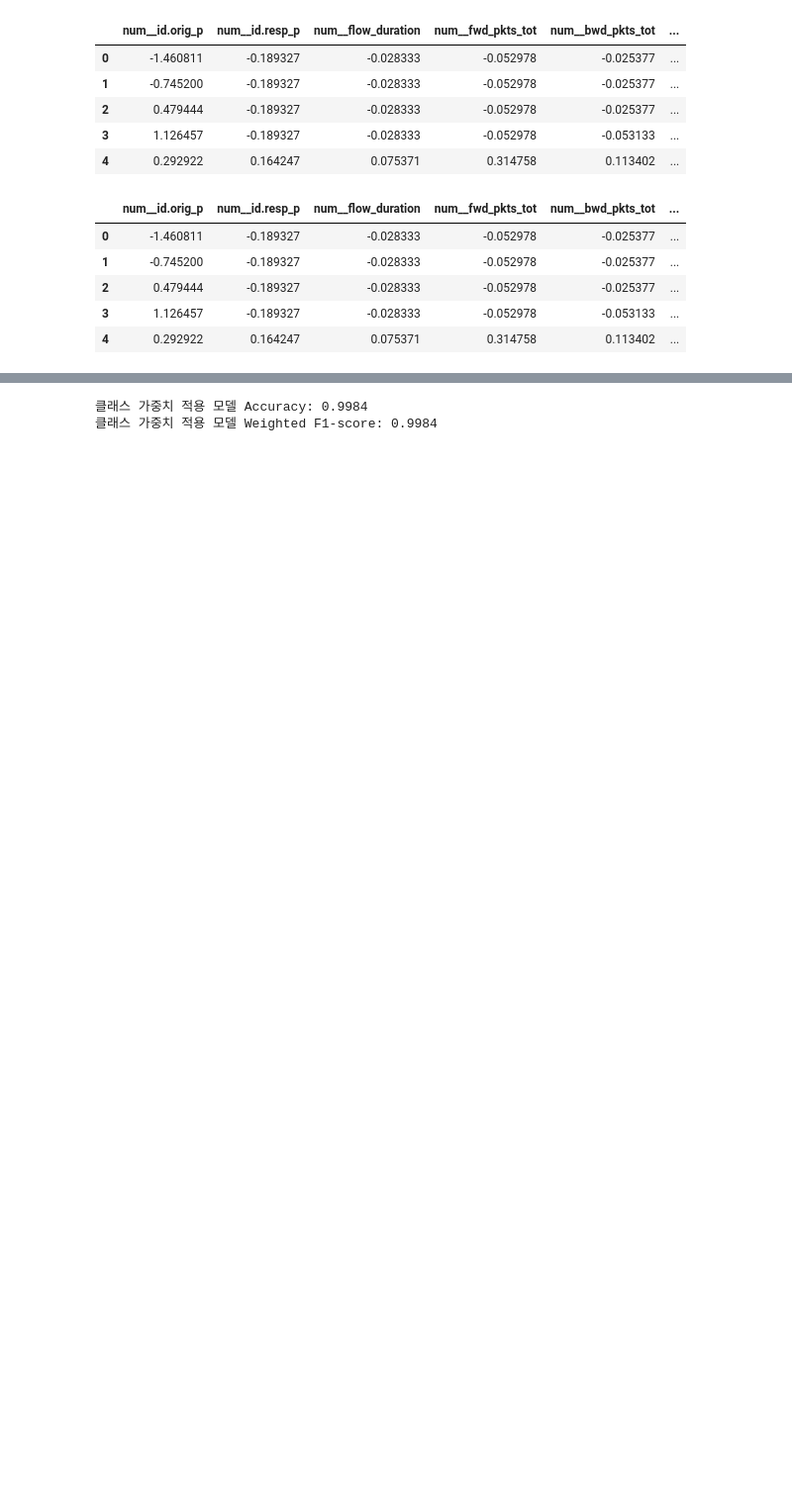
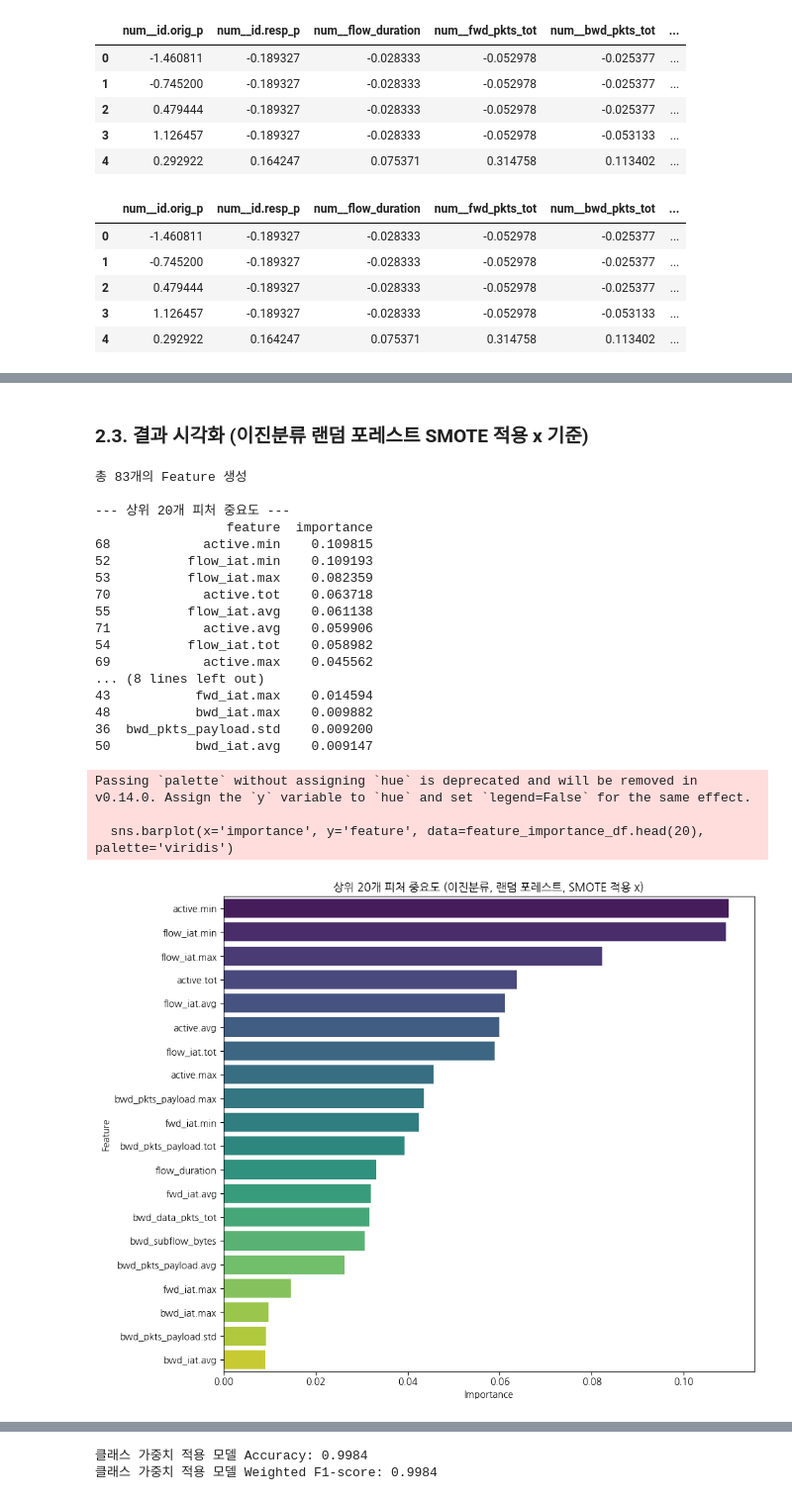
Before and after one commit to Basic-Track-Team5/term-project, a Jupyter notebook: main.ipynb, the cells around one changed output, grey strips where cells are left out. Shown at 99% size. Cells and saved outputs as stored; diff of their text form; code cells hidden in the pictures; blank space fills up the shorter version.

```diff
--- a/main.ipynb
+++ b/main.ipynb
@@ -309,7 +306,7 @@ X_train_multi, X_test_multi, y_train_multi, y_test_multi = train_test_split(X, y
 # %%
 # 이진 분류용 전처리 적용
 X_train_binary_processed = preprocessor.fit_transform(X_train_binary)
-X_test_binary_processed = preprocessor.fit_transform(X_test_binary)
+X_test_binary_processed = preprocessor.transform(X_test_binary)
 
 # 전처리 적용 후 데이터 shape 확인
 # 처음 85 - 3('Unknown: 0', 'Attack_type', 'service') - 1(proto) + 3(proto의 세 가지 종류) - 1(drop='first' 적용) = 83 clolumns
@@ -399,0 +517,55 @@ X_processed_multi.head()
+# %% [markdown]
+### 2.3. 결과 시각화 (이진분류 랜덤 포레스트 SMOTE 적용 x 기준)
+# %%
+# accuracy가 너무 높게 나와 feature 중요도를 확인해보고자 함
+import matplotlib.pyplot as plt
+import seaborn as sns
+
+feature_names = list(numeric_features_org) + \
+                    list(preprocessor.named_transformers_['cat'].get_feature_names_out(categorical_features_org))
+print(f"총 {len(feature_names)}개의 Feature 생성")
+
+if 'rf_best_no_smote' in globals() and hasattr(rf_best_no_smote, 'feature_importances_'):
+    importances = rf_best_no_smote.feature_importances_
+
+    # 피처 중요도
+    feature_importance_df = pd.DataFrame({
+        'feature': feature_names,
+        'importance': importances
+    })
+    feature_importance_df = feature_importance_df.sort_values(by='importance', ascending=False)
+
+    # 피처 중요도 출력
+    print("\n--- 상위 20개 피처 중요도 ---")
+    print(feature_importance_df.head(20))
+
+    # 피처 중요도 시각화 (상위 20개)
+    plt.figure(figsize=(10, 8))
+    sns.barplot(x='importance', y='feature', data=feature_importance_df.head(20), palette='viridis')
+    plt.title('상위 20개 피처 중요도 (이진분류, 랜덤 포레스트, SMOTE 적용 x)')
+    plt.xlabel('Importance')
+    plt.ylabel('Feature')
+    plt.tight_layout()
+    plt.show()
+# %% [output]
+총 83개의 Feature 생성
+
+--- 상위 20개 피처 중요도 ---
+                 feature  importance
+68            active.min    0.109815
+52          flow_iat.min    0.109193
+53          flow_iat.max    0.082359
+70            active.tot    0.063718
+55          flow_iat.avg    0.061138
+71            active.avg    0.059906
+54          flow_iat.tot    0.058982
+69            active.max    0.045562
+... (8 lines left out)
+43           fwd_iat.max    0.014594
+48           bwd_iat.max    0.009882
+36  bwd_pkts_payload.std    0.009200
+50           bwd_iat.avg    0.009147
+Passing `palette` without assigning `hue` is deprecated and will be removed in v0.14.0. Assign the `y` variable to `hue` and set `legend=False` for the same effect.
+
+  sns.barplot(x='importance', y='feature', data=feature_importance_df.head(20), palette='viridis')
+[figure, added]
```
Also changed, not shown: parts of 38 cells of this notebook.
